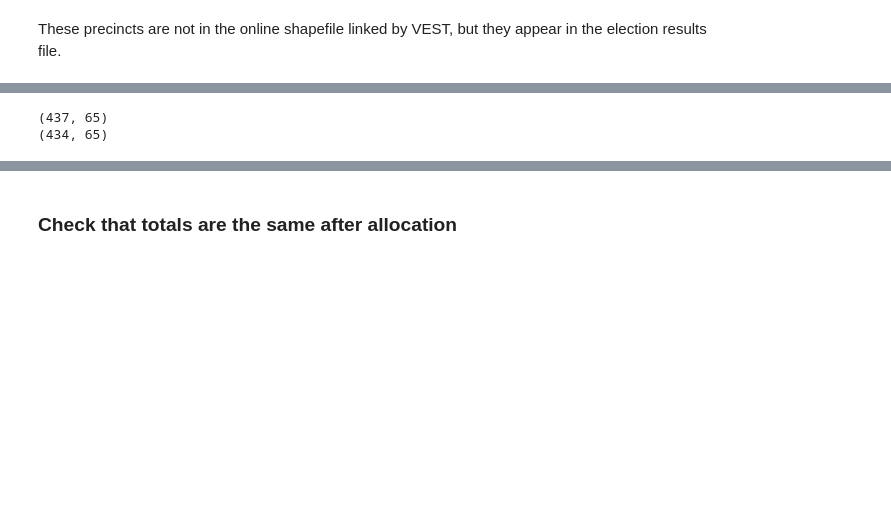
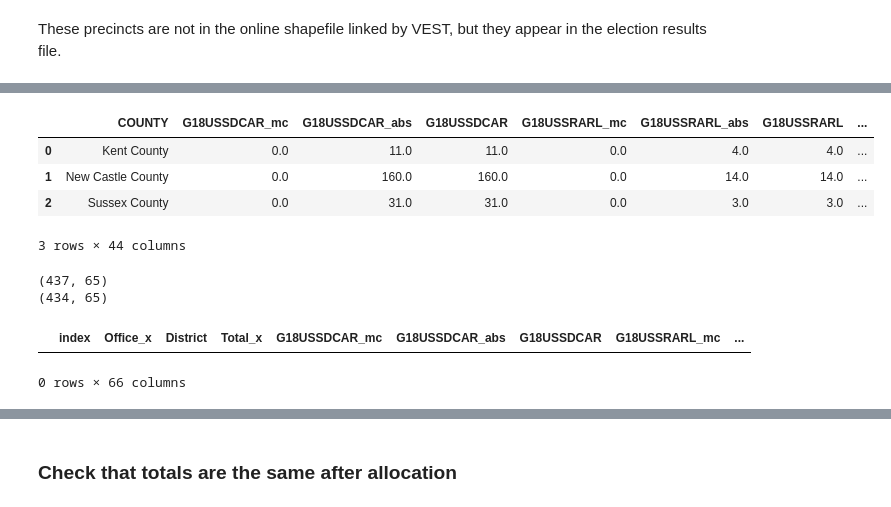
Before and after one commit to nonpartisan-redistricting-datahub/pdv-de, a Jupyter notebook: vest-de-2018/vest-de-2018-validation.ipynb, the cells around one changed output, grey strips where cells are left out. Drawn from its saved outputs; the diff is of its cells as text; code cells hidden in the pictures; blank space fills up the shorter version.

```diff
--- a/vest-de-2018/vest-de-2018-validation.ipynb
+++ b/vest-de-2018/vest-de-2018-validation.ipynb
@@ -320 +341,9 @@ display(election_results_county.loc[election_results_county["COUNTY"].isna()])
+# %%
+to_dole_out_totals
+# %% [output]
+|  | COUNTY | G18USSDCAR_mc | G18USSDCAR_abs | G18USSDCAR | G18USSRARL_mc | G18USSRARL_abs | G18USSRARL | ... |
+| 0 | Kent County | 0.0 | 11.0 | 11.0 | 0.0 | 4.0 | 4.0 | ... |
+| 1 | New Castle County | 0.0 | 160.0 | 160.0 | 0.0 | 14.0 | 14.0 | ... |
+| 2 | Sussex County | 0.0 | 31.0 | 31.0 | 0.0 | 3.0 | 3.0 | ... |
+3 rows × 44 columns
 # %%
@@ -327,0 +460,5 @@ election_results_county.reset_index(inplace=True,drop=False)
+# %%
+election_results_county[election_results_county['District'].isin(['17-02','16-31','16-41'])]
+# %% [output]
+|  | index | Office_x | District | Total_x | G18USSDCAR_mc | G18USSDCAR_abs | G18USSDCAR | G18USSRARL_mc | ... |
+0 rows × 66 columns
```
Also changed, not shown: parts of 13 cells of this notebook.
